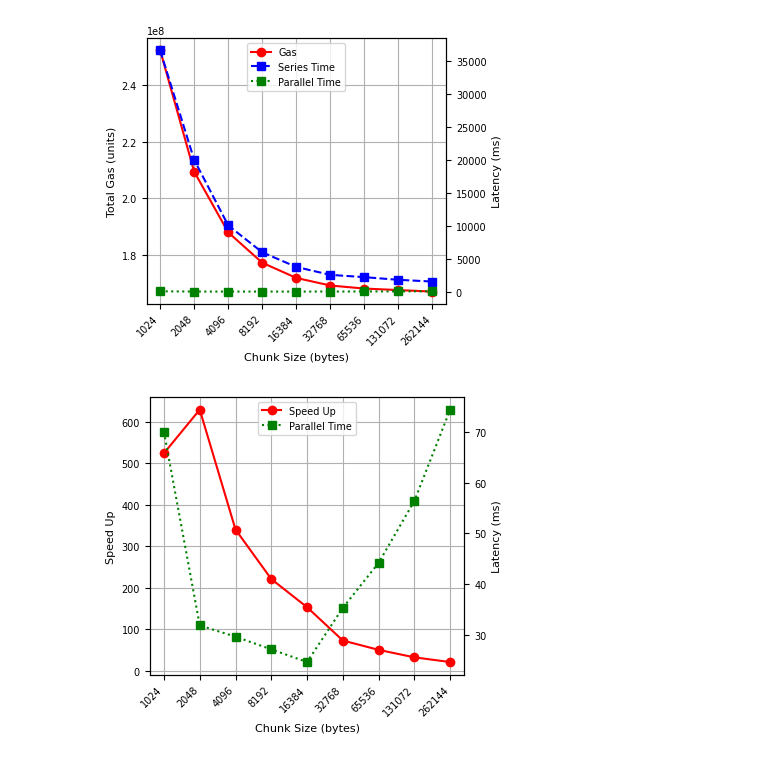
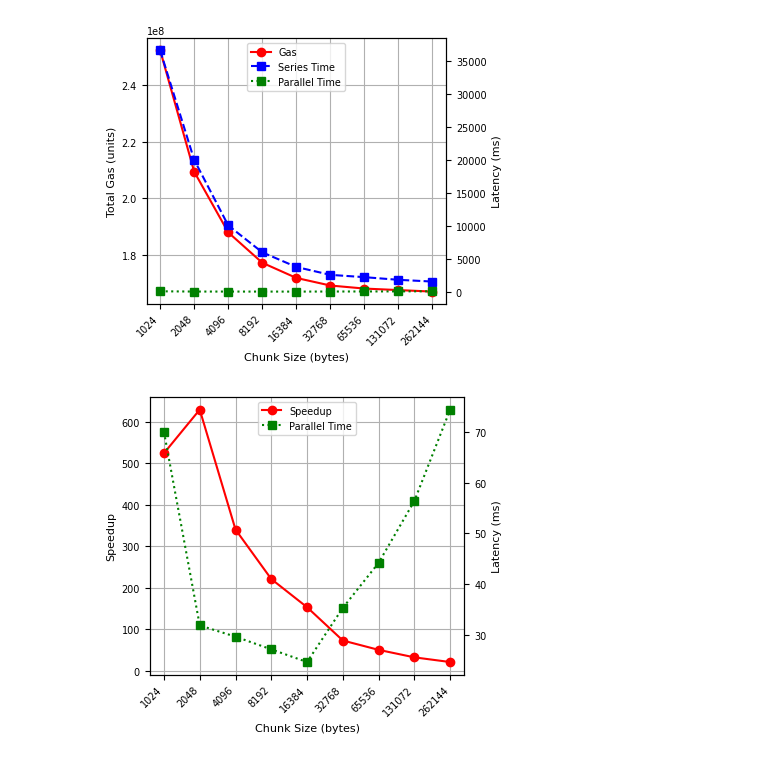
Before and after one commit to thales-must/dapp-ri, a Jupyter notebook: analysis/chunk.ipynb, the cells around one changed output. Drawn from its saved outputs; the diff is of its cells as text; code cells hidden in the pictures.

```diff
--- a/analysis/chunk.ipynb
+++ b/analysis/chunk.ipynb
@@ -169,33 +169,33 @@ def speed_up(df):
 
     x_positions = range(len(df.index))
 
     # 左轴：Gas
     ax1.set_xlabel("Chunk Size (bytes)")
-    ax1.set_ylabel("Speed Up")
+    ax1.set_ylabel("Speedup")
 
     # 用位置索引绘图
-    ax1.plot(x_positions, df["speedup"], marker='o', c="r", label="Speed Up")
+    ax1.plot(x_positions, df["speedup"], marker='o', c="r", label="Speedup")
 
     # 设置 x 轴刻度为所有位置
     ax1.set_xticks(x_positions)
     # 标签用实际的 chunkSize 值
     ax1.set_xticklabels(df.index, rotation=45, ha='right')
 
     # 右轴：Latency
     ax2 = ax1.twinx()
     ax2.set_ylabel("Latency (ms)")
 
     # 同样用位置索引绘图
     ax2.plot(x_positions, df["parallelTime"]["mean"], linestyle=":", marker='s',  c="green", label="Parallel Time")
 
     lines1, labels1 = ax1.get_legend_handles_labels()
     lines2, labels2 = ax2.get_legend_handles_labels()
     ax1.legend(lines1 + lines2, labels1 + labels2, loc="upper center")
 
     ax1.grid(True)
 
     plt.tight_layout()
     plt.show()
 speed_up(chunk_df)
 # %% [output]
-[figure, old version]
+[figure, new version]
```
